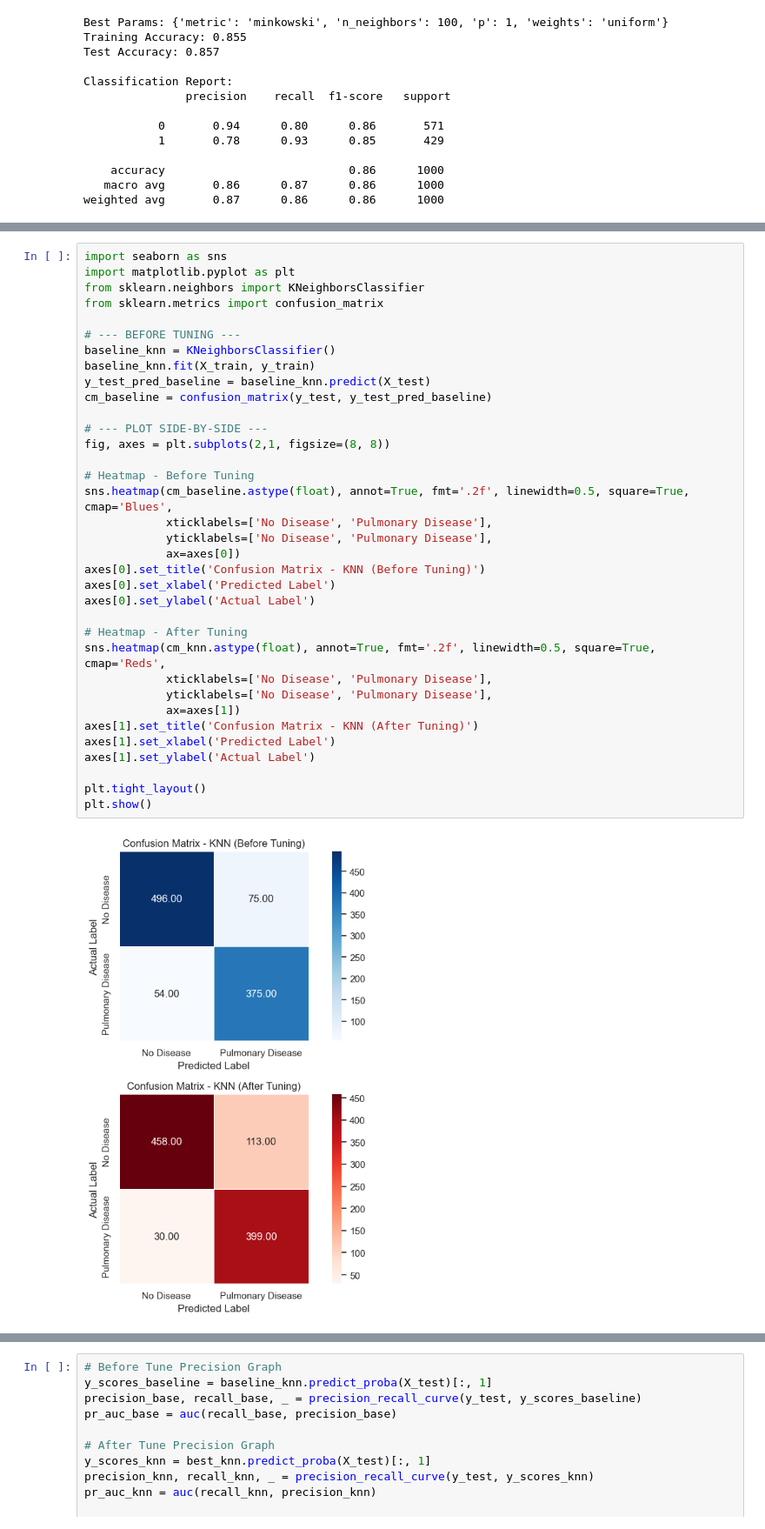
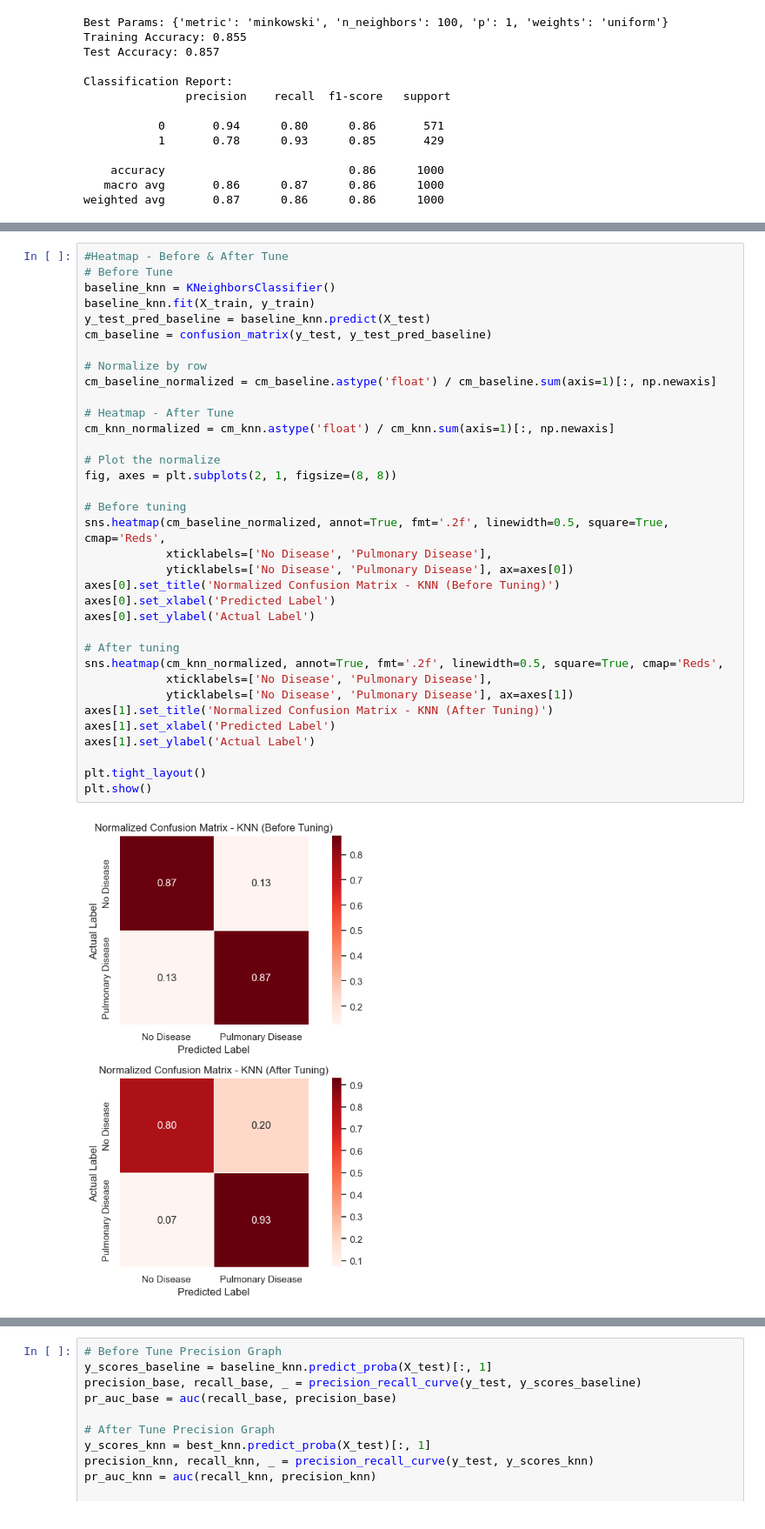
Before and after one commit to github-cweehy/Lung-Cancer-Detection-ML, a Jupyter notebook: KNN.ipynb, the cells around one changed output, grey strips where cells are left out. Shown at 87% size. Saved outputs shown, nothing was run; the diff lists cells and outputs as text.

```diff
--- a/KNN.ipynb
+++ b/KNN.ipynb
@@ -450,37 +529,37 @@ Confusion Matrix - After Tuning:
 # %%
-import seaborn as sns
-import matplotlib.pyplot as plt
-from sklearn.neighbors import KNeighborsClassifier
-from sklearn.metrics import confusion_matrix
-
-# --- BEFORE TUNING ---
+#Heatmap - Before & After Tune
+# Before Tune
 baseline_knn = KNeighborsClassifier()
 baseline_knn.fit(X_train, y_train)
 y_test_pred_baseline = baseline_knn.predict(X_test)
 cm_baseline = confusion_matrix(y_test, y_test_pred_baseline)
 
-# --- PLOT SIDE-BY-SIDE ---
-fig, axes = plt.subplots(2,1, figsize=(8, 8))
+# Normalize by row
+cm_baseline_normalized = cm_baseline.astype('float') / cm_baseline.sum(axis=1)[:, np.newaxis]
 
-# Heatmap - Before Tuning
-sns.heatmap(cm_baseline.astype(float), annot=True, fmt='.2f', linewidth=0.5, square=True, cmap='Blues',
+# Heatmap - After Tune
+cm_knn_normalized = cm_knn.astype('float') / cm_knn.sum(axis=1)[:, np.newaxis]
+
+# Plot the normalize
+fig, axes = plt.subplots(2, 1, figsize=(8, 8))
+
+# Before tuning
+sns.heatmap(cm_baseline_normalized, annot=True, fmt='.2f', linewidth=0.5, square=True, cmap='Reds',
             xticklabels=['No Disease', 'Pulmonary Disease'],
-            yticklabels=['No Disease', 'Pulmonary Disease'],
-            ax=axes[0])
-axes[0].set_title('Confusion Matrix - KNN (Before Tuning)')
+            yticklabels=['No Disease', 'Pulmonary Disease'], ax=axes[0])
+axes[0].set_title('Normalized Confusion Matrix - KNN (Before Tuning)')
 axes[0].set_xlabel('Predicted Label')
 axes[0].set_ylabel('Actual Label')
 
-# Heatmap - After Tuning
-sns.heatmap(cm_knn.astype(float), annot=True, fmt='.2f', linewidth=0.5, square=True, cmap='Reds',
+# After tuning
+sns.heatmap(cm_knn_normalized, annot=True, fmt='.2f', linewidth=0.5, square=True, cmap='Reds',
             xticklabels=['No Disease', 'Pulmonary Disease'],
-            yticklabels=['No Disease', 'Pulmonary Disease'],
-            ax=axes[1])
-axes[1].set_title('Confusion Matrix - KNN (After Tuning)')
+            yticklabels=['No Disease', 'Pulmonary Disease'], ax=axes[1])
+axes[1].set_title('Normalized Confusion Matrix - KNN (After Tuning)')
 axes[1].set_xlabel('Predicted Label')
 axes[1].set_ylabel('Actual Label')
 
 plt.tight_layout()
 plt.show()
 # %% [output]
-[figure, old version]
+[figure, new version]
```
Also changed, not shown: parts of 8 cells of this notebook, 4 other files.
